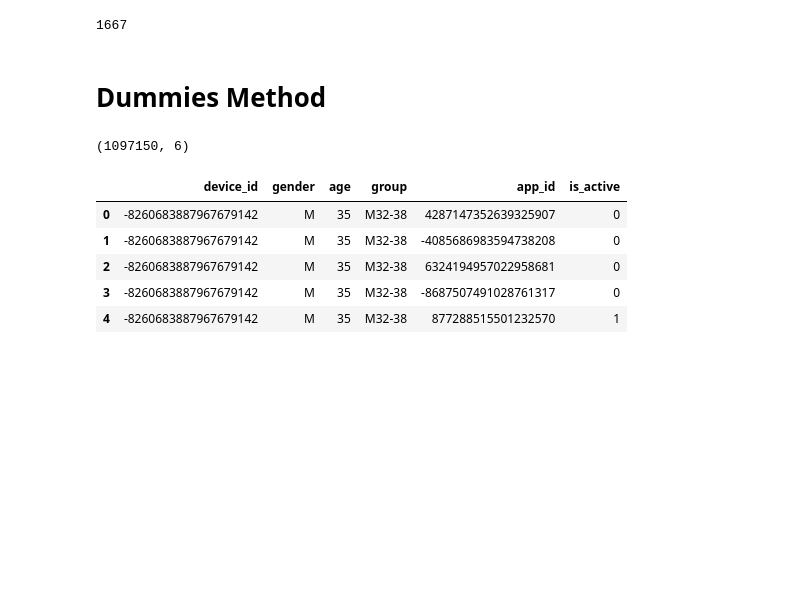
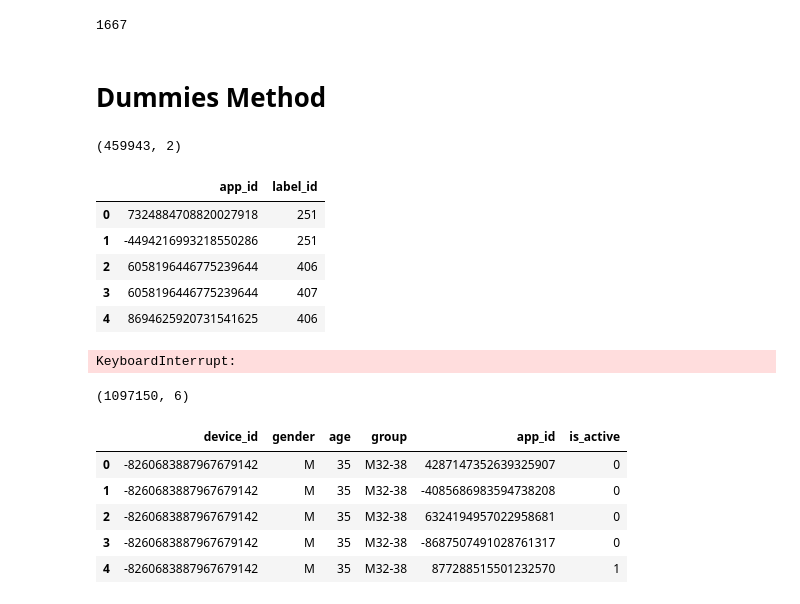
Before and after one commit to lamkg/Thinkful-Final-Capstone, a Jupyter notebook: Final Capstone.ipynb, the cells around one changed output. Saved outputs shown, nothing was run; the diff lists cells and outputs as text; code cells hidden in the pictures; blank space fills up the shorter version.

```diff
--- a/Final Capstone.ipynb
+++ b/Final Capstone.ipynb
@@ -265,12 +259,22 @@ phone_brands.encoded_model.nunique()
 # %%
-# print(app_labels.shape)
-# app_labels.head()
+print(app_labels.shape)
+app_labels.head()
+# %% [output]
+(459943, 2)
+|  | app_id | label_id |
+| 0 | 7324884708820027918 | 251 |
+| 1 | -4494216993218550286 | 251 |
+| 2 | 6058196446775239644 | 406 |
+| 3 | 6058196446775239644 | 407 |
+| 4 | 8694625920731541625 | 406 |
 # %%
-# # Adding labels to app_events
-# apps_labeled = pd.merge(app_events,
-#                        app_labels[['app_id', 'label_id']],
-#                        on='app_id')
-# apps_labeled.head()
+# Adding labels to app_events
+apps_labeled = pd.merge(app_events,
+                       app_labels[['app_id', 'label_id']],
+                       on='app_id').dropna()
+apps_labeled.head()
+# %% [output]
+KeyboardInterrupt:
 # %%
 # Merge ga_train and device_apps
 ga_apps = pd.merge(ga_train,
```
Also changed, not shown: parts of 5 cells of this notebook.
